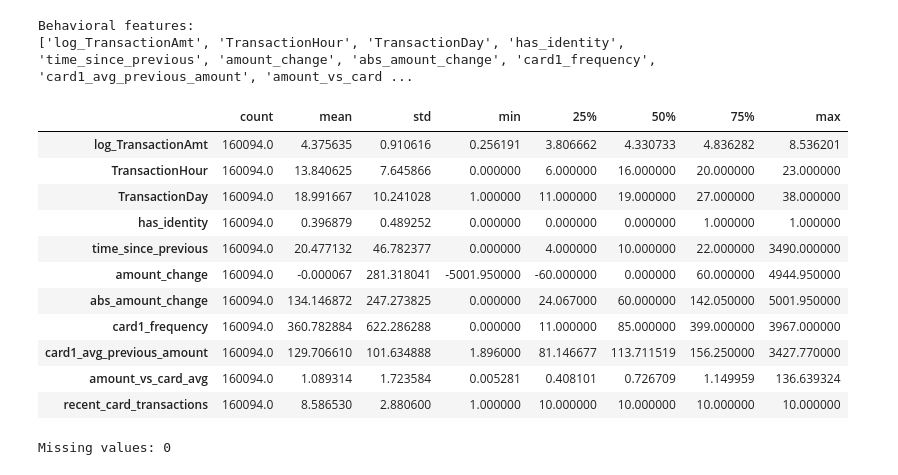
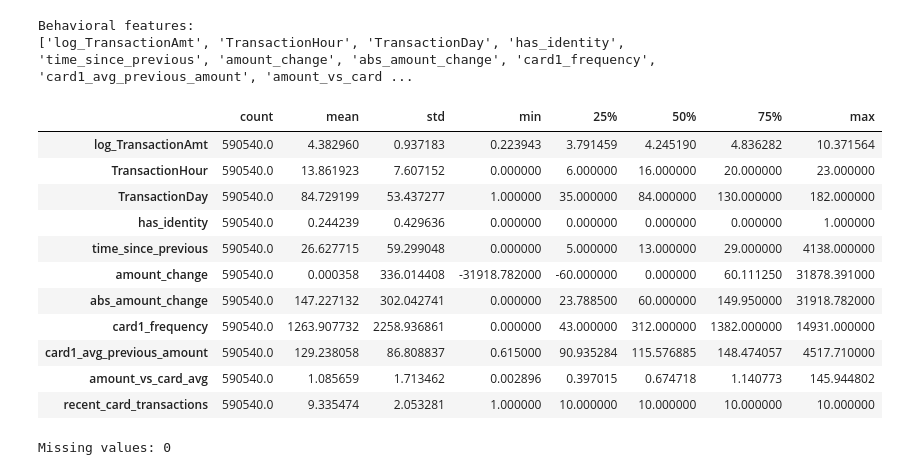
Before and after one commit to Kriti-kumari221/AI_Risk, a Jupyter notebook: Notebooks/xGBoost.ipynb, the cells around one changed output. Drawn from its saved outputs; the diff is of its cells as text; code cells hidden in the pictures.

```diff
--- a/Notebooks/xGBoost.ipynb
+++ b/Notebooks/xGBoost.ipynb
@@ -114,3 +127,31 @@ data = data.drop(
+# %%
+data_590k["card1_avg_previous_amount"] = (
+    data_590k["card1_avg_previous_amount"]
+    .fillna(data_590k["TransactionAmt"])
+)
+# %%
+data_590k["amount_vs_card_avg"] = (
+    data_590k["TransactionAmt"]
+    /
+    (data_590k["card1_avg_previous_amount"] + 1e-6)
+)
+# %%
+data_590k["recent_card_transactions"] = (
+    data_590k.groupby("card1")["TransactionDT"]
+    .transform(
+        lambda x: x.rolling(
+            window=10,
+            min_periods=1
+        ).count()
+    )
+)
+# %%
+data_590k = data_590k.drop(
+    columns=[
+        "card1_previous_amount_sum",
+        "card1_previous_count"
+    ]
+)
 # %%
 behavioral_features = [
     "log_TransactionAmt",
@@ -132,20 +173,20 @@ print(behavioral_features)
 Behavioral features:
 ['log_TransactionAmt', 'TransactionHour', 'TransactionDay', 'has_identity', 'time_since_previous', 'amount_change', 'abs_amount_change', 'card1_frequency', 'card1_avg_previous_amount', 'amount_vs_card ...
 # %%
-data[behavioral_features].describe().T
+data_590k[behavioral_features].describe().T
 # %% [output]
 |  | count | mean | std | min | 25% | 50% | 75% | max |
-| log_TransactionAmt | 160094.0 | 4.375635 | 0.910616 | 0.256191 | 3.806662 | 4.330733 | 4.836282 | 8.536201 |
-| TransactionHour | 160094.0 | 13.840625 | 7.645866 | 0.000000 | 6.000000 | 16.000000 | 20.000000 | 23.000000 |
-| TransactionDay | 160094.0 | 18.991667 | 10.241028 | 1.000000 | 11.000000 | 19.000000 | 27.000000 | 38.000000 |
-| has_identity | 160094.0 | 0.396879 | 0.489252 | 0.000000 | 0.000000 | 0.000000 | 1.000000 | 1.000000 |
-| time_since_previous | 160094.0 | 20.477132 | 46.782377 | 0.000000 | 4.000000 | 10.000000 | 22.000000 | 3490.000000 |
-| amount_change | 160094.0 | -0.000067 | 281.318041 | -5001.950000 | -60.000000 | 0.000000 | 60.000000 | 4944.950000 |
-| abs_amount_change | 160094.0 | 134.146872 | 247.273825 | 0.000000 | 24.067000 | 60.000000 | 142.050000 | 5001.950000 |
-| card1_frequency | 160094.0 | 360.782884 | 622.286288 | 0.000000 | 11.000000 | 85.000000 | 399.000000 | 3967.000000 |
-| card1_avg_previous_amount | 160094.0 | 129.706610 | 101.634888 | 1.896000 | 81.146677 | 113.711519 | 156.250000 | 3427.770000 |
-| amount_vs_card_avg | 160094.0 | 1.089314 | 1.723584 | 0.005281 | 0.408101 | 0.726709 | 1.149959 | 136.639324 |
-| recent_card_transactions | 160094.0 | 8.586530 | 2.880600 | 1.000000 | 10.000000 | 10.000000 | 10.000000 | 10.000000 |
+| log_TransactionAmt | 590540.0 | 4.382960 | 0.937183 | 0.223943 | 3.791459 | 4.245190 | 4.836282 | 10.371564 |
+| TransactionHour | 590540.0 | 13.861923 | 7.607152 | 0.000000 | 6.000000 | 16.000000 | 20.000000 | 23.000000 |
+| TransactionDay | 590540.0 | 84.729199 | 53.437277 | 1.000000 | 35.000000 | 84.000000 | 130.000000 | 182.000000 |
+| has_identity | 590540.0 | 0.244239 | 0.429636 | 0.000000 | 0.000000 | 0.000000 | 0.000000 | 1.000000 |
+| time_since_previous | 590540.0 | 26.627715 | 59.299048 | 0.000000 | 5.000000 | 13.000000 | 29.000000 | 4138.000000 |
+| amount_change | 590540.0 | 0.000358 | 336.014408 | -31918.782000 | -60.000000 | 0.000000 | 60.111250 | 31878.391000 |
+| abs_amount_change | 590540.0 | 147.227132 | 302.042741 | 0.000000 | 23.788500 | 60.000000 | 149.950000 | 31918.782000 |
+| card1_frequency | 590540.0 | 1263.907732 | 2258.936861 | 0.000000 | 43.000000 | 312.000000 | 1382.000000 | 14931.000000 |
+| card1_avg_previous_amount | 590540.0 | 129.238058 | 86.808837 | 0.615000 | 90.935284 | 115.576885 | 148.474057 | 4517.710000 |
+| amount_vs_card_avg | 590540.0 | 1.085659 | 1.713462 | 0.002896 | 0.397015 | 0.674718 | 1.140773 | 145.944802 |
+| recent_card_transactions | 590540.0 | 9.335474 | 2.053281 | 1.000000 | 10.000000 | 10.000000 | 10.000000 | 10.000000 |
 # %%
 print(
     "Missing values:",
```
Also changed, not shown: parts of 63 cells of this notebook, 3 other files.
